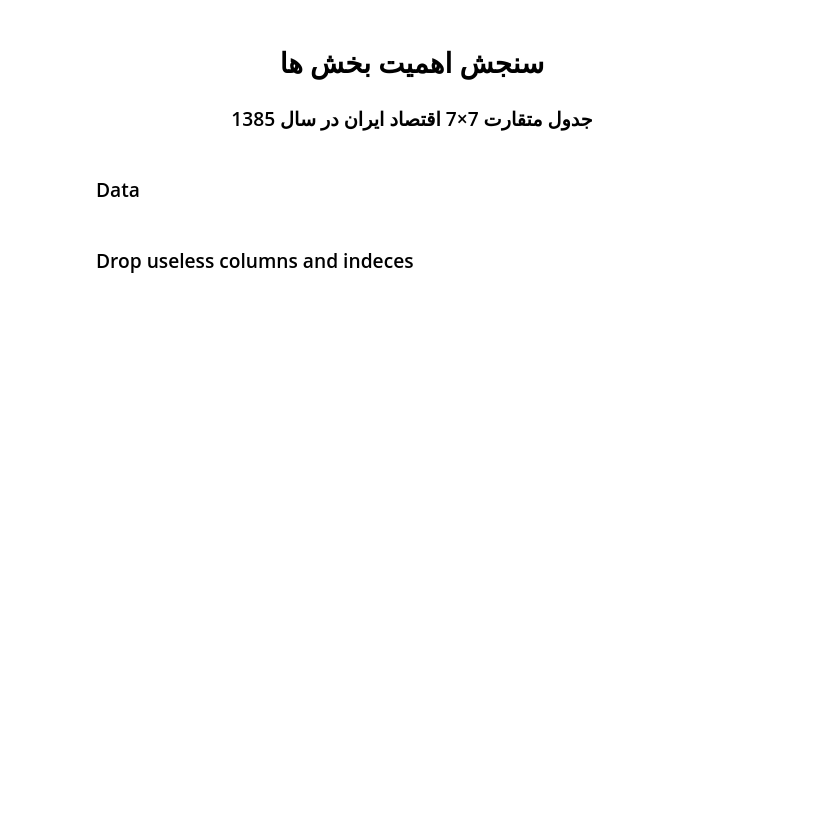
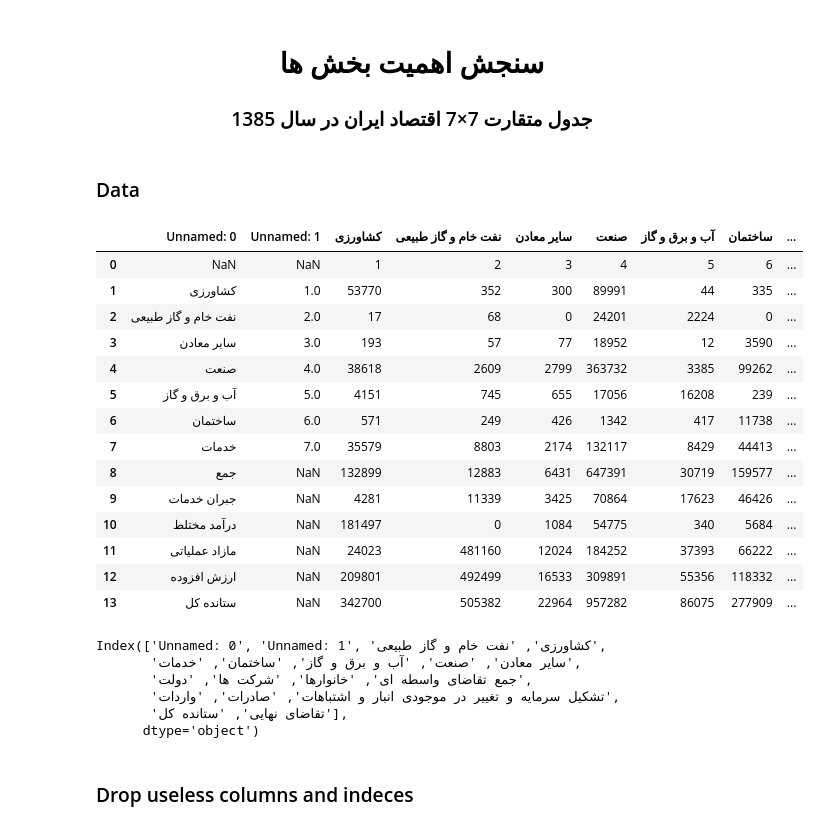
Before and after one commit to saeed-saffari/Python-for-Economics-fall-2021, a Jupyter notebook: Planning Economics/05 - Planning Economics.ipynb, the cells around one changed output. Cells and saved outputs as stored; diff of their text form; code cells hidden in the pictures; blank space fills up the shorter version.

```diff
--- a/Planning Economics/05 - Planning Economics.ipynb
+++ b/Planning Economics/05 - Planning Economics.ipynb
@@ -17,5 +36,33 @@
 ### <center> جدول متقارت 7×7 اقتصاد ایران در سال 1385
 # %% [markdown]
 ### Data
+# %%
+df1 = pd.read_excel('IO tables.xlsx', sheet_name= 0, skiprows= 1)
+df1
+# %% [output]
+|  | Unnamed: 0 | Unnamed: 1 | کشاورزی | نفت خام و گاز طبیعی | سایر معادن | صنعت | آب و برق و گاز | ساختمان | ... |
+| 0 | NaN | NaN | 1 | 2 | 3 | 4 | 5 | 6 | ... |
+| 1 | کشاورزی | 1.0 | 53770 | 352 | 300 | 89991 | 44 | 335 | ... |
+| 2 | نفت خام و گاز طبیعی | 2.0 | 17 | 68 | 0 | 24201 | 2224 | 0 | ... |
+| 3 | سایر معادن | 3.0 | 193 | 57 | 77 | 18952 | 12 | 3590 | ... |
+| 4 | صنعت | 4.0 | 38618 | 2609 | 2799 | 363732 | 3385 | 99262 | ... |
+| 5 | آب و برق و گاز | 5.0 | 4151 | 745 | 655 | 17056 | 16208 | 239 | ... |
+| 6 | ساختمان | 6.0 | 571 | 249 | 426 | 1342 | 417 | 11738 | ... |
+| 7 | خدمات | 7.0 | 35579 | 8803 | 2174 | 132117 | 8429 | 44413 | ... |
+| 8 | جمع | NaN | 132899 | 12883 | 6431 | 647391 | 30719 | 159577 | ... |
+| 9 | جبران خدمات | NaN | 4281 | 11339 | 3425 | 70864 | 17623 | 46426 | ... |
+| 10 | درآمد مختلط | NaN | 181497 | 0 | 1084 | 54775 | 340 | 5684 | ... |
+| 11 | مازاد عملیاتی | NaN | 24023 | 481160 | 12024 | 184252 | 37393 | 66222 | ... |
+| 12 | ارزش افزوده | NaN | 209801 | 492499 | 16533 | 309891 | 55356 | 118332 | ... |
+| 13 | ستانده کل | NaN | 342700 | 505382 | 22964 | 957282 | 86075 | 277909 | ... |
+# %%
+df1.columns
+# %% [output]
+Index(['Unnamed: 0', 'Unnamed: 1', 'کشاورزی', 'نفت خام و گاز طبیعی',
+       'سایر معادن', 'صنعت', 'آب و برق و گاز', 'ساختمان', 'خدمات',
+       'جمع تقاضای واسطه ای', 'خانوارها', 'شرکت ها', 'دولت',
+       'تشکیل سرمایه و تغییر در موجودی انبار و اشتباهات', 'صادرات', 'واردات',
+       'تقاضای نهایی', 'ستانده کل'],
+      dtype='object')
 # %% [markdown]
 ### Drop useless columns and indeces
```
Also changed, not shown: parts of 65 cells of this notebook.
